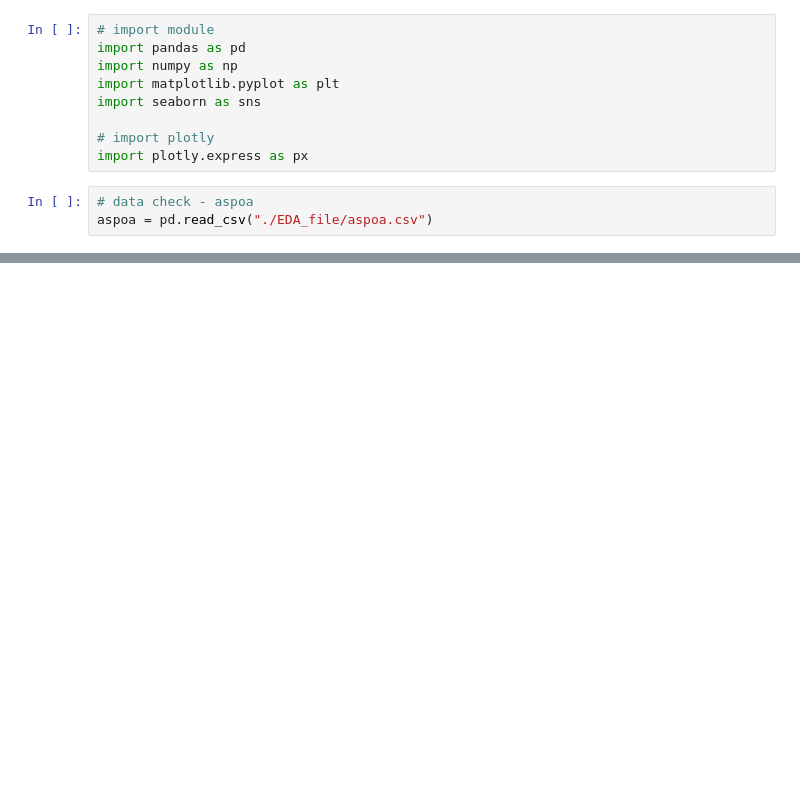
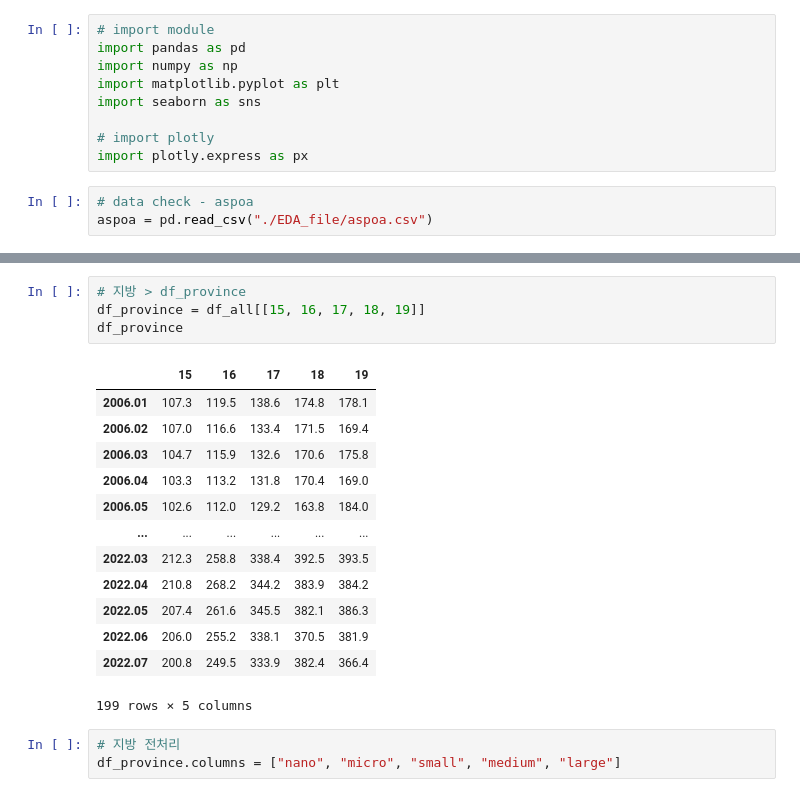
Before and after one commit to sainthm/EDA_Project, a Jupyter notebook: lhm/Average Sales Prices of Apartment.ipynb, the cells around one changed output, grey strips where cells are left out. Cells and saved outputs as stored; diff of their text form; blank space fills up the shorter version.

```diff
--- a/lhm/Average Sales Prices of Apartment.ipynb
+++ b/lhm/Average Sales Prices of Apartment.ipynb
@@ -96,0 +184,21 @@ df_all
+# %%
+# 지방 > df_province
+df_province = df_all[[15, 16, 17, 18, 19]]
+df_province
+# %% [output]
+|  | 15 | 16 | 17 | 18 | 19 |
+| 2006.01 | 107.3 | 119.5 | 138.6 | 174.8 | 178.1 |
+| 2006.02 | 107.0 | 116.6 | 133.4 | 171.5 | 169.4 |
+| 2006.03 | 104.7 | 115.9 | 132.6 | 170.6 | 175.8 |
+| 2006.04 | 103.3 | 113.2 | 131.8 | 170.4 | 169.0 |
+| 2006.05 | 102.6 | 112.0 | 129.2 | 163.8 | 184.0 |
+| ... | ... | ... | ... | ... | ... |
+| 2022.03 | 212.3 | 258.8 | 338.4 | 392.5 | 393.5 |
+| 2022.04 | 210.8 | 268.2 | 344.2 | 383.9 | 384.2 |
+| 2022.05 | 207.4 | 261.6 | 345.5 | 382.1 | 386.3 |
+| 2022.06 | 206.0 | 255.2 | 338.1 | 370.5 | 381.9 |
+| 2022.07 | 200.8 | 249.5 | 333.9 | 382.4 | 366.4 |
+199 rows × 5 columns
+# %%
+# 지방 전처리
+df_province.columns = ["nano", "micro", "small", "medium", "large"]
```
Also changed, not shown: parts of 14 cells of this notebook, 1 other file.
